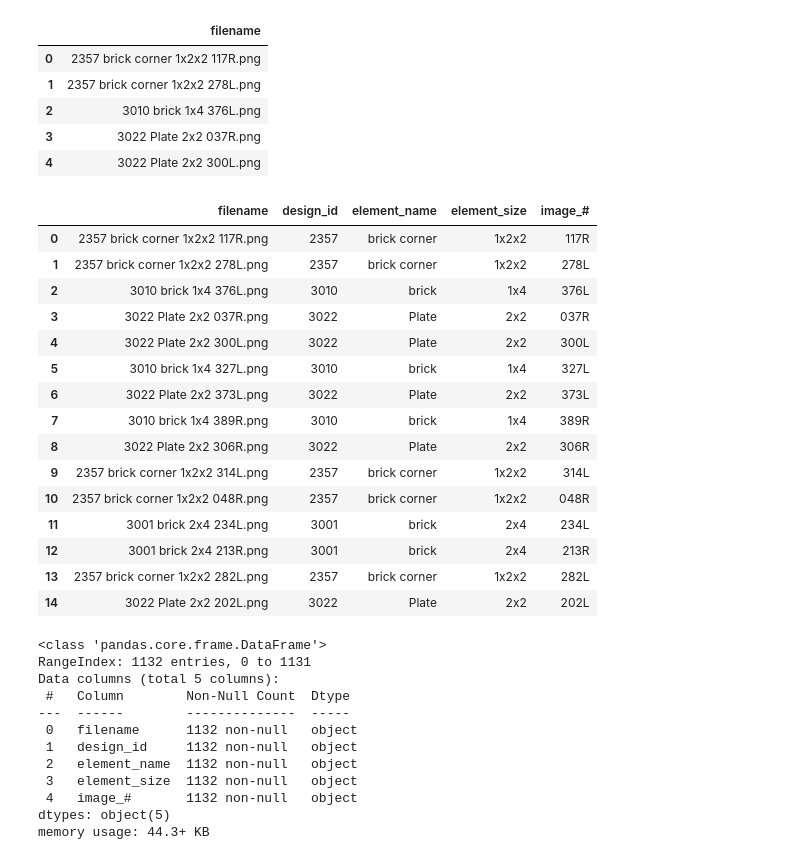
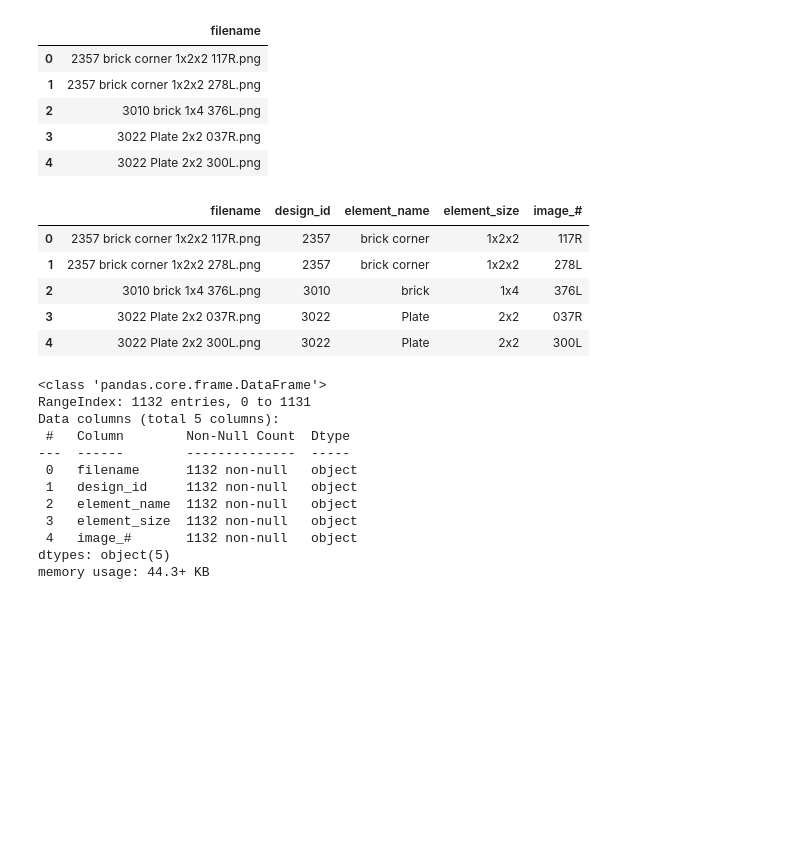
Before and after one commit to maadhuvijay/Project3-Lego-Classifier, a Jupyter notebook: Lego_classifier_new.ipynb, the cells around one changed output. Drawn from its saved outputs; the diff is of its cells as text; code cells hidden in the pictures; blank space fills up the shorter version.

```diff
--- a/Lego_classifier_new.ipynb
+++ b/Lego_classifier_new.ipynb
@@ -278,36 +266,26 @@ filename_df.head()
 # %%
 # Function to handle different filename structures
 def split_filename(filename):
     parts = filename.replace('.png', '').split()  # Remove .png if needed and split by space
     design_id = parts[0]  # First part is the design ID
     image_id = parts[-1]  # Last part is the image ID
     element_size = parts[-2]  # Second last part is the element size
     element_name = " ".join(parts[1:-2])  # Everything in between is the element name
     return pd.Series([design_id, element_name, element_size, image_id])
 
 
 # Apply function to DataFrame
 filename_df[['design_id', 'element_name', 'element_size', 'image_#']] = filename_df['filename'].apply(split_filename)
 
 
-filename_df.head(15)
+filename_df.head()
 # %% [output]
 |  | filename | design_id | element_name | element_size | image_# |
 | 0 | 2357 brick corner 1x2x2 117R.png | 2357 | brick corner | 1x2x2 | 117R |
 | 1 | 2357 brick corner 1x2x2 278L.png | 2357 | brick corner | 1x2x2 | 278L |
 | 2 | 3010 brick 1x4 376L.png | 3010 | brick | 1x4 | 376L |
 | 3 | 3022 Plate 2x2 037R.png | 3022 | Plate | 2x2 | 037R |
 | 4 | 3022 Plate 2x2 300L.png | 3022 | Plate | 2x2 | 300L |
-| 5 | 3010 brick 1x4 327L.png | 3010 | brick | 1x4 | 327L |
-| 6 | 3022 Plate 2x2 373L.png | 3022 | Plate | 2x2 | 373L |
-| 7 | 3010 brick 1x4 389R.png | 3010 | brick | 1x4 | 389R |
-| 8 | 3022 Plate 2x2 306R.png | 3022 | Plate | 2x2 | 306R |
-| 9 | 2357 brick corner 1x2x2 314L.png | 2357 | brick corner | 1x2x2 | 314L |
-| 10 | 2357 brick corner 1x2x2 048R.png | 2357 | brick corner | 1x2x2 | 048R |
-| 11 | 3001 brick 2x4 234L.png | 3001 | brick | 2x4 | 234L |
-| 12 | 3001 brick 2x4 213R.png | 3001 | brick | 2x4 | 213R |
-| 13 | 2357 brick corner 1x2x2 282L.png | 2357 | brick corner | 1x2x2 | 282L |
-| 14 | 3022 Plate 2x2 202L.png | 3022 | Plate | 2x2 | 202L |
 # %%
 filename_df.info()
 # %% [output]
```
Also changed, not shown: parts of 30 cells of this notebook.
